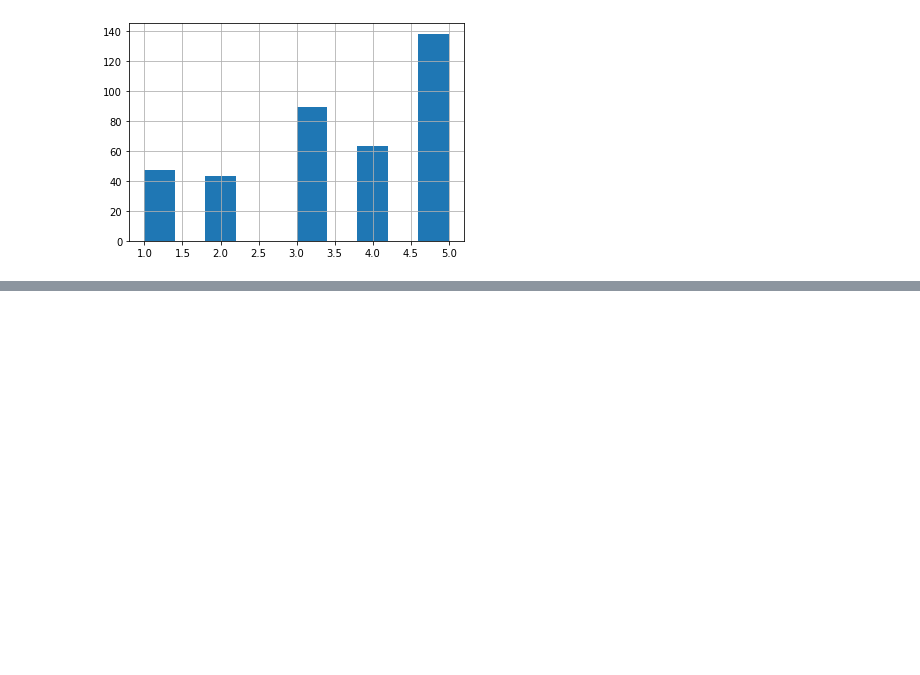
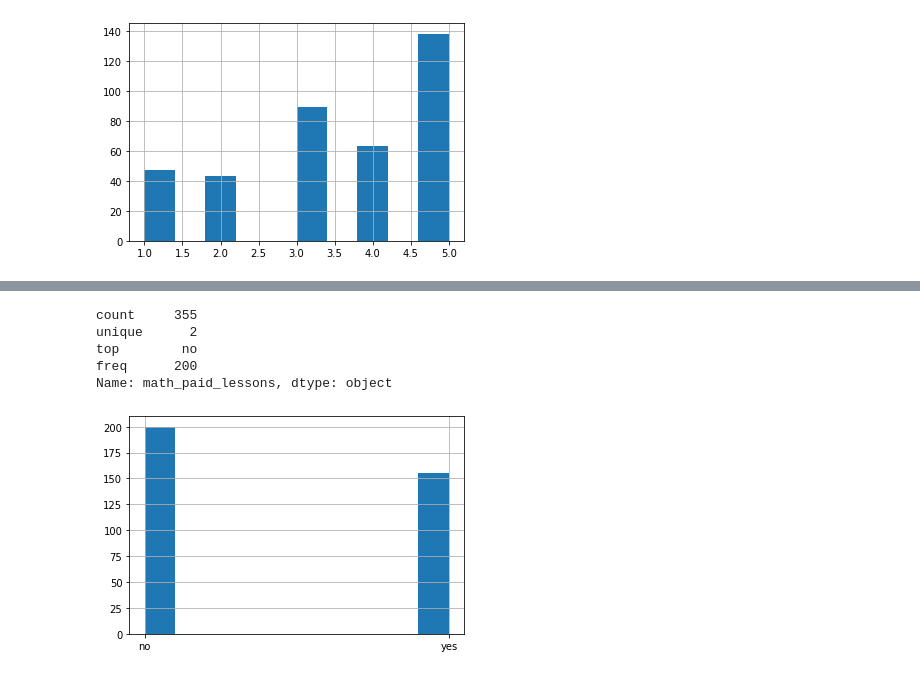
Before and after one commit to nailyatergemes/project2, a Jupyter notebook: project 2 stud math.ipynb, the cells around one changed output, grey strips where cells are left out. Cells and saved outputs as stored; diff of their text form; code cells hidden in the pictures; blank space fills up the shorter version.

```diff
--- a/project 2 stud math.ipynb
+++ b/project 2 stud math.ipynb
@@ -516,0 +559,11 @@ Name: health, dtype: float64
+# %%
+
+mat.math_paid_lessons.hist()
+mat.math_paid_lessons.describe()
+# %% [output]
+count     355
+unique      2
+top        no
+freq      200
+Name: math_paid_lessons, dtype: object
+[figure, added]
```
Also changed, not shown: parts of 3 cells of this notebook.
